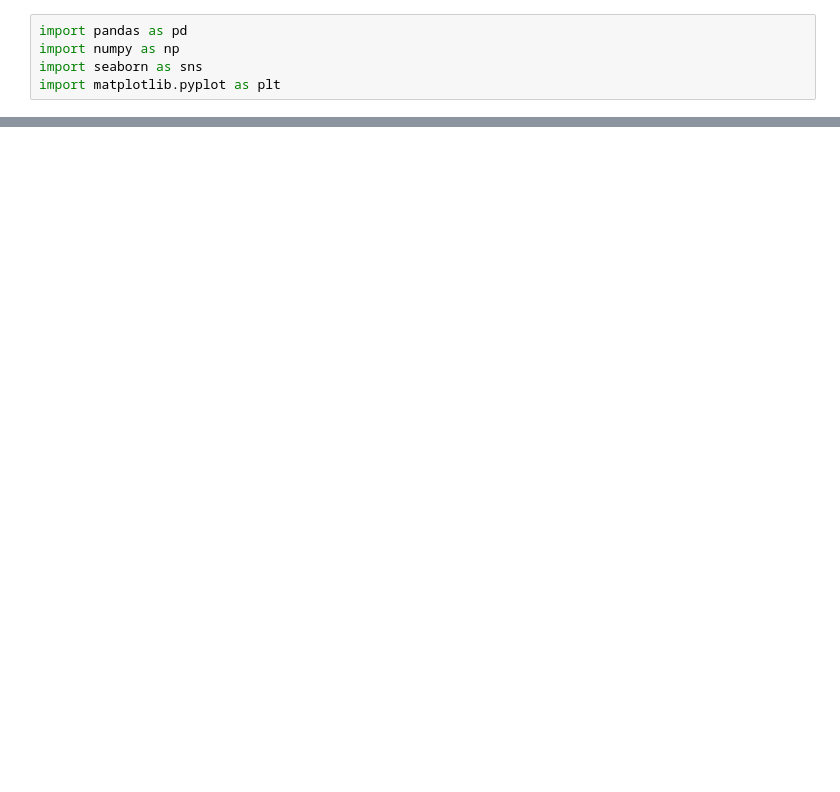
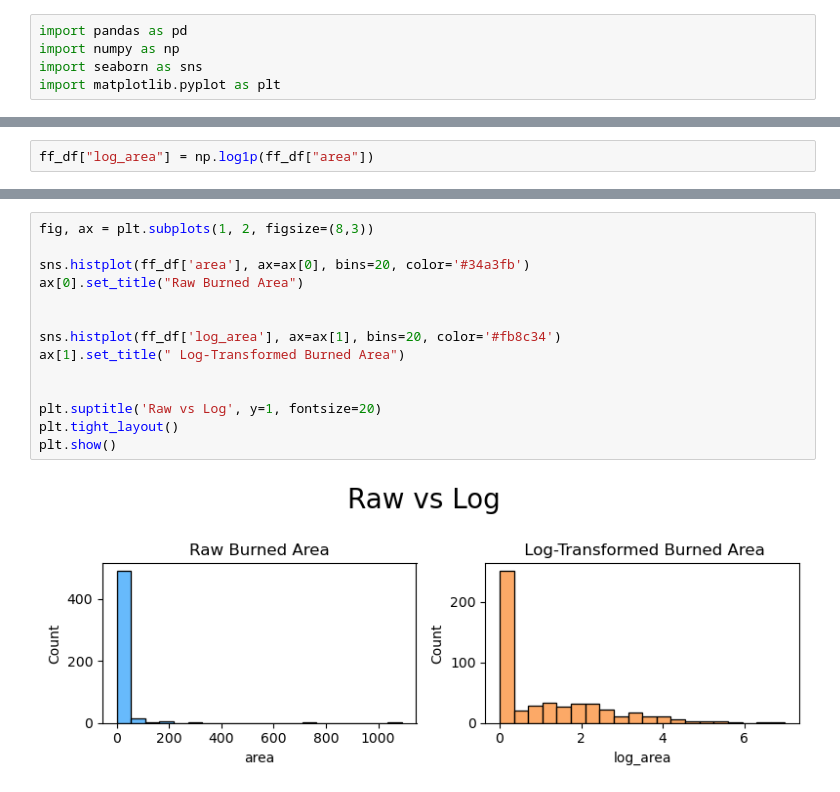
Before and after one commit to ach0309/linear_regression_project, a Jupyter notebook: code/explore.ipynb, the cells around one changed output, grey strips where cells are left out. Saved outputs shown, nothing was run; the diff lists cells and outputs as text; blank space fills up the shorter version.

```diff
--- a/code/explore.ipynb
+++ b/code/explore.ipynb
@@ -228,0 +131,2 @@ forest_fire_df[(forest_fire_df['X'] == 6) & (forest_fire_df['Y'] == 5)] # def an
+# %%
+ff_df["log_area"] = np.log1p(ff_df["area"])
@@ -228,0 +145,16 @@ forest_fire_df[(forest_fire_df['X'] == 6) & (forest_fire_df['Y'] == 5)] # def an
+# %%
+fig, ax = plt.subplots(1, 2, figsize=(8,3))
+
+sns.histplot(ff_df['area'], ax=ax[0], bins=20, color='#34a3fb')
+ax[0].set_title("Raw Burned Area")
+
+
+sns.histplot(ff_df['log_area'], ax=ax[1], bins=20, color='#fb8c34')
+ax[1].set_title(" Log-Transformed Burned Area")
+
+
+plt.suptitle('Raw vs Log', y=1, fontsize=20)
+plt.tight_layout()
+plt.show()
+# %% [output]
+[figure, added]
```
Also changed, not shown: parts of 62 cells of this notebook, 7 other files.
